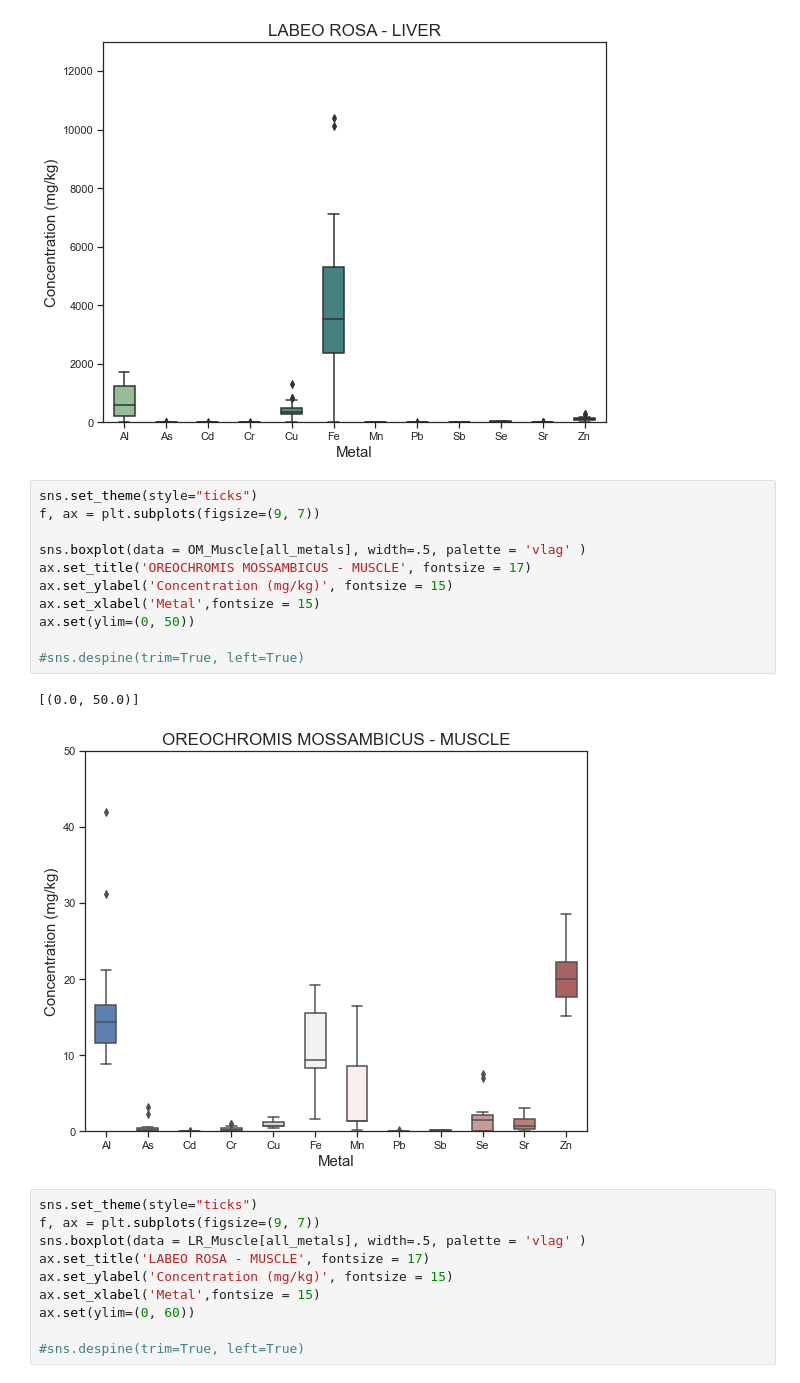
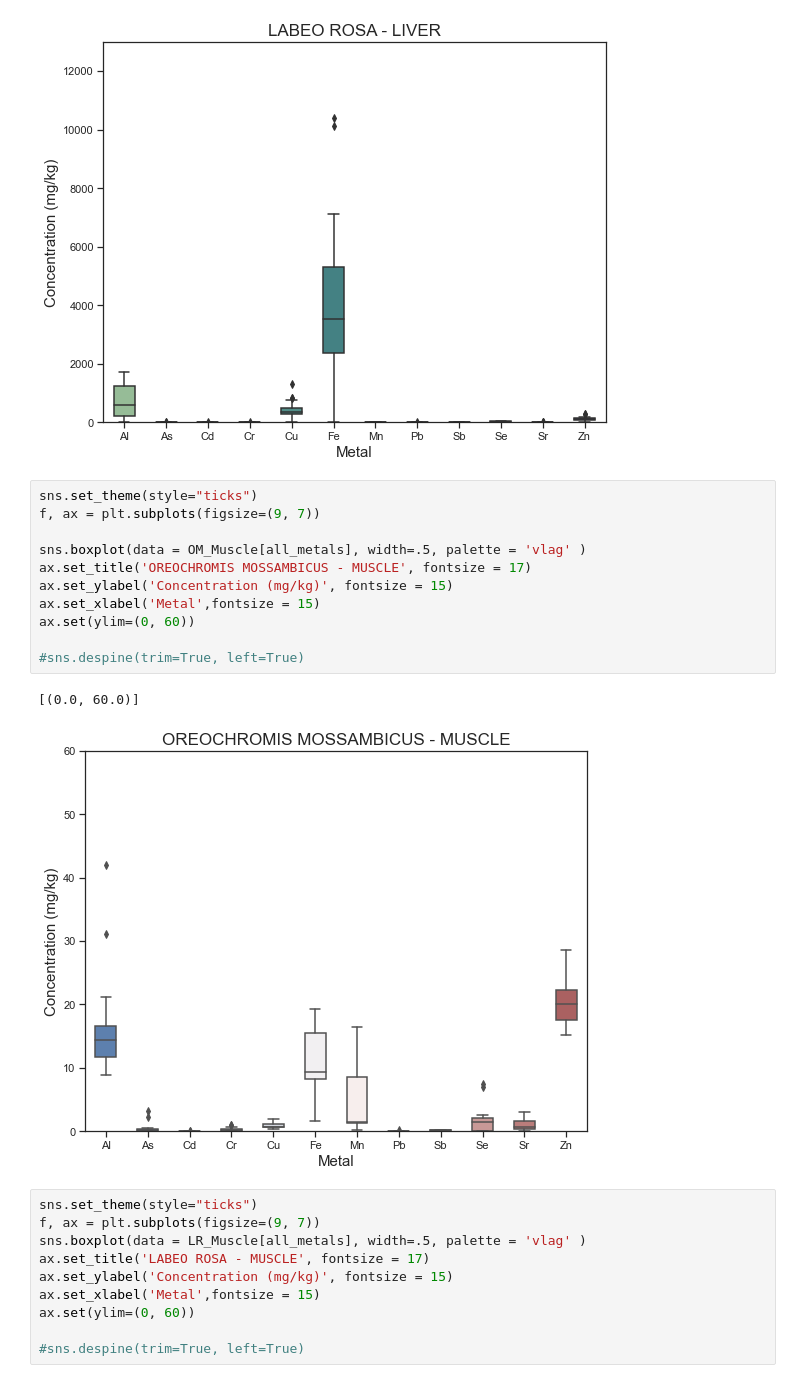
Before and after one commit to ChrisMontez/ICP-OES, a Jupyter notebook: Data Visualization.ipynb, the cells around one changed output. Drawn from its saved outputs; the diff is of its cells as text.

```diff
--- a/Data Visualization.ipynb
+++ b/Data Visualization.ipynb
@@ -90,17 +90,17 @@ ax.set(ylim=(0, 13000))
 # %%
 sns.set_theme(style="ticks")
 f, ax = plt.subplots(figsize=(9, 7))
 
 sns.boxplot(data = OM_Muscle[all_metals], width=.5, palette = 'vlag' )
 ax.set_title('OREOCHROMIS MOSSAMBICUS - MUSCLE', fontsize = 17)
 ax.set_ylabel('Concentration (mg/kg)', fontsize = 15)
 ax.set_xlabel('Metal',fontsize = 15)
-ax.set(ylim=(0, 50))
+ax.set(ylim=(0, 60))
 
 #sns.despine(trim=True, left=True)
 # %% [output]
-[(0.0, 50.0)]
+[(0.0, 60.0)]
-[figure, old version]
+[figure, new version]
 # %%
 sns.set_theme(style="ticks")
 f, ax = plt.subplots(figsize=(9, 7))
```
Also changed, not shown: 1 other file.
